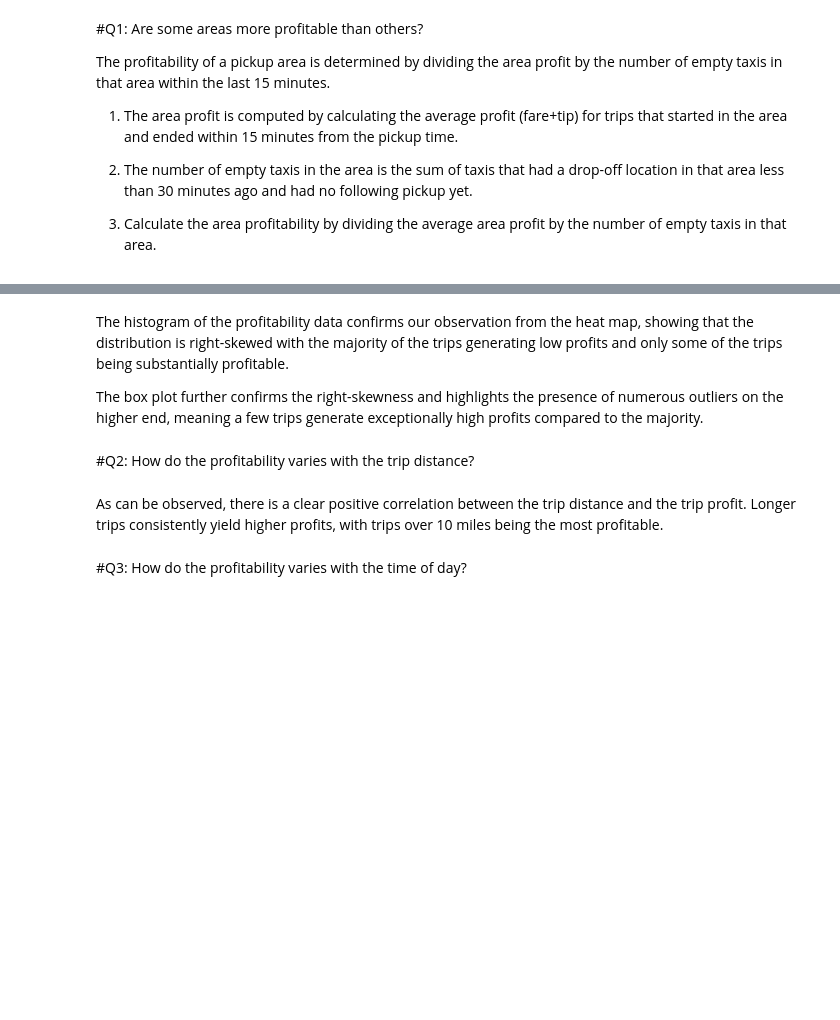
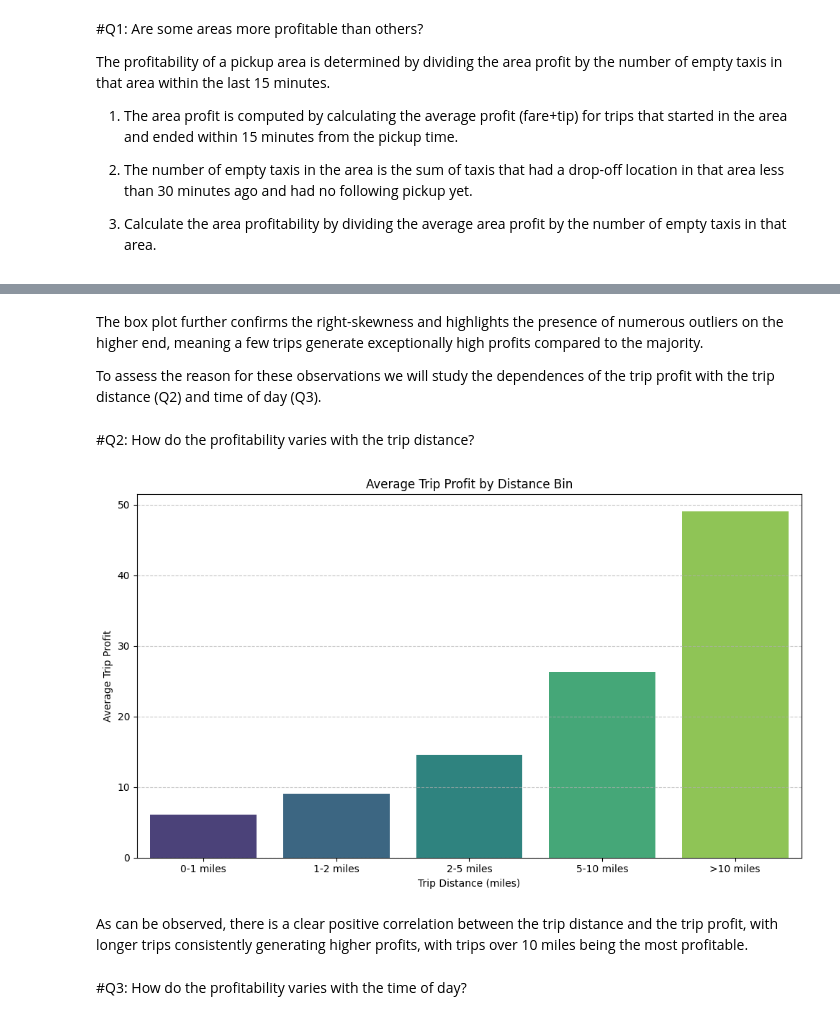
Before and after one commit to aavarela/SPBD_Labs, a Jupyter notebook: report.ipynb, the cells around one changed output, grey strips where cells are left out. Cells and saved outputs as stored; diff of their text form; code cells hidden in the pictures; blank space fills up the shorter version.

```diff
--- a/report.ipynb
+++ b/report.ipynb
@@ -48,11 +70,13 @@ data_with_grid_coords = cleaned_data \
     .withColumn("dropoff_grid_x", floor((MAX_LAT - col("dropoff_latitude")) / LAT_DELTA)) \
     .withColumn("dropoff_grid_y", floor((col("dropoff_longitude") - MIN_LON) / LON_DELTA))
 
-# Filter the DataFrame to include only trips within the 300x300 grid for both pickup and dropoff
+# Filter the DataFrame to include only trips within the 300x300 grid for both
+# pickup and dropoff and also filter out trips with zero or negative distance.
 filtered_data = data_with_grid_coords.filter(
     (col("pickup_grid_x") > 0) & (col("pickup_grid_x") < 300) &
     (col("pickup_grid_y") > 0) & (col("pickup_grid_y") < 300) &
     (col("dropoff_grid_x") > 0) & (col("dropoff_grid_x") < 300) &
-    (col("dropoff_grid_y") > 0) & (col("dropoff_grid_y") < 300)
+    (col("dropoff_grid_y") > 0) & (col("dropoff_grid_y") < 300) &
+    (col("trip_distance") > 0) # Filter out trips with zero or negative distance
 )
 # %%
@@ -237,7 +281,7 @@ plt.show()
 # %% [markdown]
-The histogram of the profitability data confirms our observation from the heat map, showing that the distribution is right-skewed with the majority of the trips generating low profits and only some of the trips being substantially profitable.
+The box plot further confirms the right-skewness and highlights the presence of numerous outliers on the higher end, meaning a few trips generate exceptionally high profits compared to the majority.
 
-The box plot further confirms the right-skewness and highlights the presence of numerous outliers on the higher end, meaning a few trips generate exceptionally high profits compared to the majority.
+To assess the reason for these observations we will study the dependences of the trip profit with the trip distance (Q2) and time of day (Q3).
 # %% [markdown]
 #Q2: How do the profitability varies with the trip distance?
 # %%
@@ -247,7 +291,7 @@ import pandas as pd
 import matplotlib.pyplot as plt
 import seaborn as sns
 
-# Define distance bins for trip_distance
+# Define distance bins to group data by trip_distance
 final_data_with_bins = final_data.withColumn(
     "distance_bin",
     when((col("trip_distance") >= 0) & (col("trip_distance") < 1), "0-1 miles")
@@ -256,43 +300,37 @@ final_data_with_bins = final_data.withColumn(
     .when((col("trip_distance") >= 5) & (col("trip_distance") < 10), "5-10 miles")
     .otherwise(">10 miles")
 )
-
-print("Schema of final_data_with_bins:")
-final_data_with_bins.printSchema()
-print("First 10 rows of final_data_with_bins (showing distance_bin):")
-final_data_with_bins.select("trip_distance", "distance_bin").show(10)
 
 # Group by distance_bin and calculate the average trip_profit
 avg_profit_by_distance = final_data_with_bins.groupBy("distance_bin").agg(avg("trip_profit").alias("average_trip_profit"))
 
 # Define the order for distance bins for better visualization
 distance_bin_order = ["0-1 miles", "1-2 miles", "2-5 miles", "5-10 miles", ">10 miles"]
 
 # Convert to Pandas DataFrame and reorder the bins
 avg_profit_by_distance_pd = avg_profit_by_distance.toPandas()
 avg_profit_by_distance_pd['distance_bin'] = pd.Categorical(avg_profit_by_distance_pd['distance_bin'], categories=distance_bin_order, ordered=True)
 avg_profit_by_distance_pd = avg_profit_by_distance_pd.sort_values('distance_bin')
-
-print("Average profit by distance bin (Pandas DataFrame):")
-print(avg_profit_by_distance_pd)
 
 # Create a bar plot to visualize average trip profit by distance bin
 plt.figure(figsize=(10, 6))
 sns.barplot(x='distance_bin',
             y='average_trip_profit',
             data=avg_profit_by_distance_pd,
             palette='viridis',
             hue='distance_bin',
             legend=False)
 
 plt.title('Average Trip Profit by Distance Bin')
 plt.xlabel('Trip Distance (miles)')
 plt.ylabel('Average Trip Profit')
 plt.grid(axis='y', linestyle='--', alpha=0.7)
 plt.tight_layout()
 plt.show()
+# %% [output]
+[figure, added]
 # %% [markdown]
-As can be observed, there is a clear positive correlation between the trip distance and the trip profit. Longer trips consistently yield higher profits, with trips over 10 miles being the most profitable.
+As can be observed, there is a clear positive correlation between the trip distance and the trip profit, with longer trips consistently generating higher profits, with trips over 10 miles being the most profitable.
 # %% [markdown]
 #Q3: How do the profitability varies with the time of day?
 # %%
```
Also changed, not shown: parts of 14 cells of this notebook.
